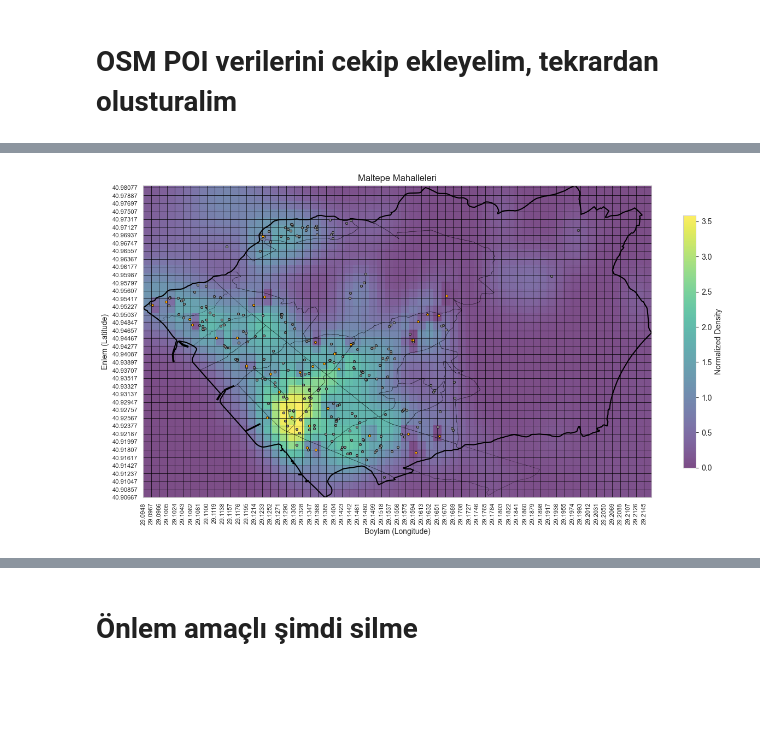
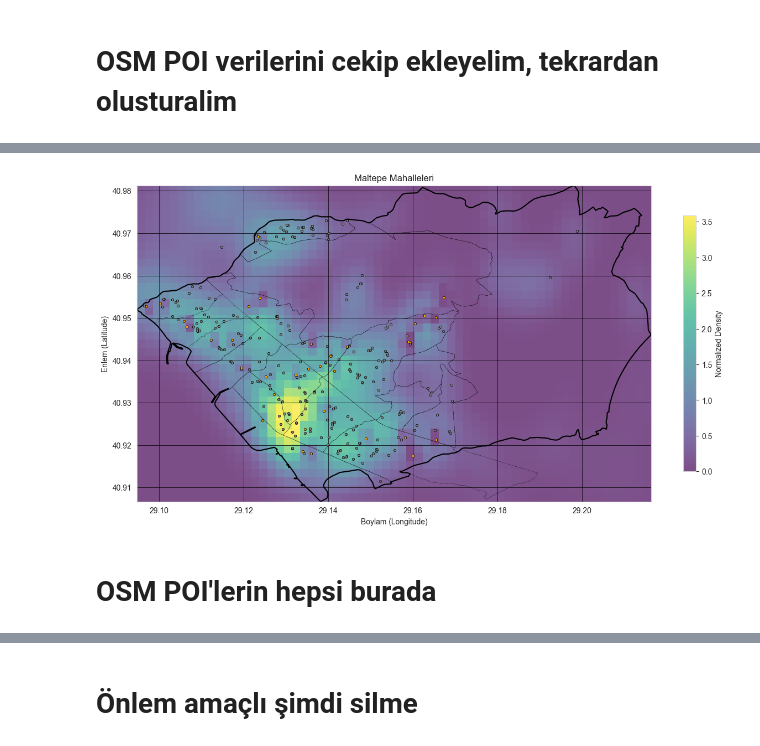
Before and after one commit to umutky/engineering_project, a Jupyter notebook: prepare_data.ipynb, the cells around one changed output, grey strips where cells are left out. Drawn from its saved outputs; the diff is of its cells as text; code cells hidden in the pictures; blank space fills up the shorter version.

```diff
--- a/prepare_data.ipynb
+++ b/prepare_data.ipynb
@@ -1229,6 +1192,3 @@ handler = POIHandler(output_file)
 # OSM verilerini işle
 handler.apply_file(file_path)
 '''
-# %%
-osm_poi = pd.read_csv('maltepe_poi.csv')
-osm_poi.head()
@@ -1301,8 +1254,8 @@ plt.figure(figsize=(15, 12))
 plt.imshow(np.rot90(total_density), cmap=plt.cm.viridis, extent=[min_lon, max_lon, min_lat, max_lat], alpha=0.7)
 plt.colorbar(label='Normalized Density', shrink=0.5)
 plt.grid(color='black', linestyle='-', linewidth=0.5)
-plt.xticks(np.arange(min_lon, max_lon, 0.0019), rotation=90, fontsize=8)
-plt.yticks(np.arange(min_lat, max_lat, 0.0019), fontsize=8)
+#plt.xticks(np.arange(min_lon, max_lon, 0.0019), rotation=90, fontsize=8)
+#plt.yticks(np.arange(min_lat, max_lat, 0.0019), fontsize=8)
 plt.xlabel('Longitude')
 plt.ylabel('Latitude')
 
@@ -1323,31 +1276,33 @@ plt.xlabel('Longitude')
 plt.ylabel('Latitude')
 plt.grid(True)
 
 import matplotlib.pyplot as plt
 from shapely.geometry import Polygon
 
 # Her bir mahalle için geometriyi çizme
 for mahalle_verisi in maltepe_mahalle_filtreli:
     coordinates = mahalle_verisi['geometry']['coordinates'][0]
     polygon = Polygon(coordinates)
     x, y = polygon.exterior.xy
     plt.plot(x, y, label=mahalle_verisi['properties']['name'], color='black', linewidth=0.3, linestyle='--')
 
 # Grafiği gösterme
 plt.title('Maltepe Mahalleleri')
 plt.xlabel('Boylam (Longitude)')
 plt.ylabel('Enlem (Latitude)')
 plt.grid(True)
 
 # Koordintlarin scatter plot ile eklenmesi
 #plt.scatter(atm_coords[:, 0], atm_coords[:, 1], color='blue', label='ATM', marker='o', edgecolors='black', linewidth=.5, s=5)
 #plt.scatter(akarayakit_coords[:, 0], akarayakit_coords[:, 1], color='red', label='Banka', marker='o', edgecolors='black', linewidth=.5, s=5)
 plt.scatter(tum_rakipler_coords[:, 0], tum_rakipler_coords[:, 1], color='grey', label='rakip_magaza', marker='o', edgecolors='black', linewidth=.5, s=10)
 #plt.scatter(duraklar_coords[:, 0], duraklar_coords[:, 1], color='yellow', label='duraklar', marker='o', edgecolors='black', linewidth=.5, s=5)
 #plt.scatter(otopark_coords[:, 0], otopark_coords[:, 1], color='green', label='otopark', marker='o', edgecolors='black', linewidth=.5, s=5)
 plt.scatter(kendi_magazalarimiz[:, 0], kendi_magazalarimiz[:, 1], color='orange', label='migros', marker='o', edgecolors='black', linewidth=.5, s=10)
 # plt.scatter(poi_coords[:, 0], poi_coords[:, 1], color='red', label='poi', marker='o', edgecolors='black', linewidth=.5, s=10)
 
 plt.show()
 # %% [output]
-[figure, old version]
+[figure, new version]
+# %% [markdown]
+# OSM POI'lerin hepsi burada
```
Also changed, not shown: parts of 9 cells of this notebook, 1 other file.
